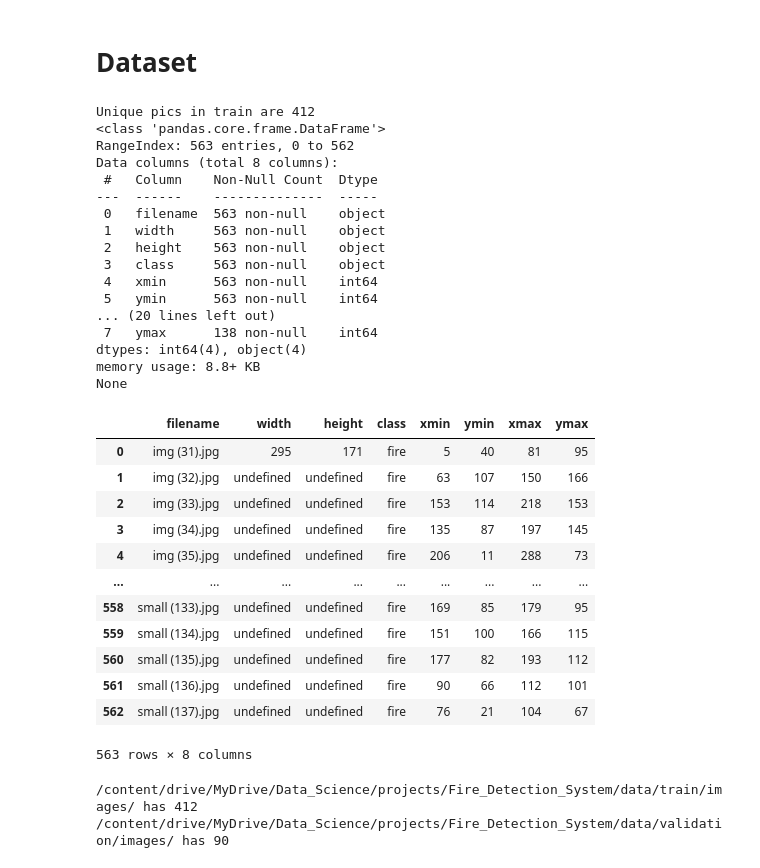
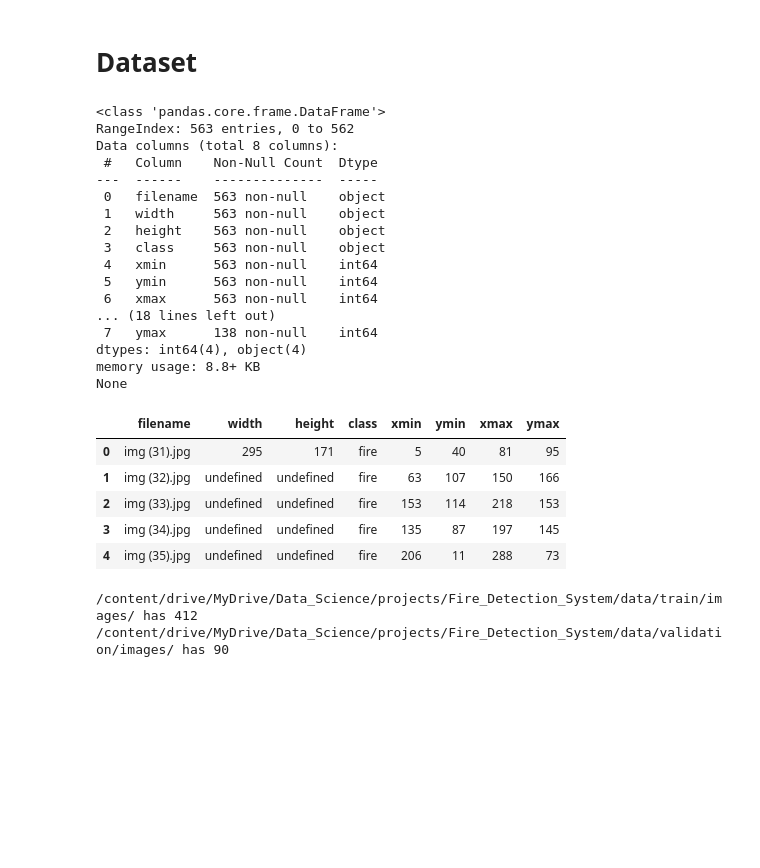
Before and after one commit to khanma1962/Fire_Detection_Fast_RCNN, a Jupyter notebook: Fire_Detection.ipynb, the cells around one changed output. Saved outputs shown, nothing was run; the diff lists cells and outputs as text; code cells hidden in the pictures; blank space fills up the shorter version.

```diff
--- a/Fire_Detection.ipynb
+++ b/Fire_Detection.ipynb
@@ -167,13 +167,12 @@ TEST_DIR  = os.path.join(ROOT_DIR, 'data/validation/')
 train_df = pd.read_csv(os.path.join(TRAIN_DIR,'myvisionai_7_24_21_tr.csv'))
 test_df = pd.read_csv(os.path.join(TEST_DIR, 'myvisionai_7_24_21_val.csv'))
 
-print(f"Unique pics in train are {len(train_df['filename'].unique())}")
-print(train_df.info(), '\n\n')
+# print(f"Unique pics in train are {len(train_df['filename'].unique())}")
+print(train_df.info(), "\n\n")
 
-print(f"Unique pics in test are {len(test_df['filename'].unique())}")
+# print(f"Unique pics in test are {len(test_df['filename'].unique())}")
 print(test_df.info())
 # %% [output]
-Unique pics in train are 412
 <class 'pandas.core.frame.DataFrame'>
 RangeIndex: 563 entries, 0 to 562
 Data columns (total 8 columns):
@@ -185,27 +184,21 @@ Data columns (total 8 columns):
  3   class     563 non-null    object
  4   xmin      563 non-null    int64
  5   ymin      563 non-null    int64
-... (20 lines left out)
+ 6   xmax      563 non-null    int64
+... (18 lines left out)
  7   ymax      138 non-null    int64
 dtypes: int64(4), object(4)
 memory usage: 8.8+ KB
 None
 # %%
-train_df
+train_df.head()
 # %% [output]
 |  | filename | width | height | class | xmin | ymin | xmax | ymax |
 | 0 | img (31).jpg | 295 | 171 | fire | 5 | 40 | 81 | 95 |
 | 1 | img (32).jpg | undefined | undefined | fire | 63 | 107 | 150 | 166 |
 | 2 | img (33).jpg | undefined | undefined | fire | 153 | 114 | 218 | 153 |
 | 3 | img (34).jpg | undefined | undefined | fire | 135 | 87 | 197 | 145 |
 | 4 | img (35).jpg | undefined | undefined | fire | 206 | 11 | 288 | 73 |
-| ... | ... | ... | ... | ... | ... | ... | ... | ... |
-| 558 | small (133).jpg | undefined | undefined | fire | 169 | 85 | 179 | 95 |
-| 559 | small (134).jpg | undefined | undefined | fire | 151 | 100 | 166 | 115 |
-| 560 | small (135).jpg | undefined | undefined | fire | 177 | 82 | 193 | 112 |
-| 561 | small (136).jpg | undefined | undefined | fire | 90 | 66 | 112 | 101 |
-| 562 | small (137).jpg | undefined | undefined | fire | 76 | 21 | 104 | 67 |
-563 rows × 8 columns
 # %%
 # change xmin, ymin, xmax, and ymax as float
 train_df['xmin'] = train_df['xmin'].astype(np.float)
```
Also changed, not shown: parts of 10 cells of this notebook.
